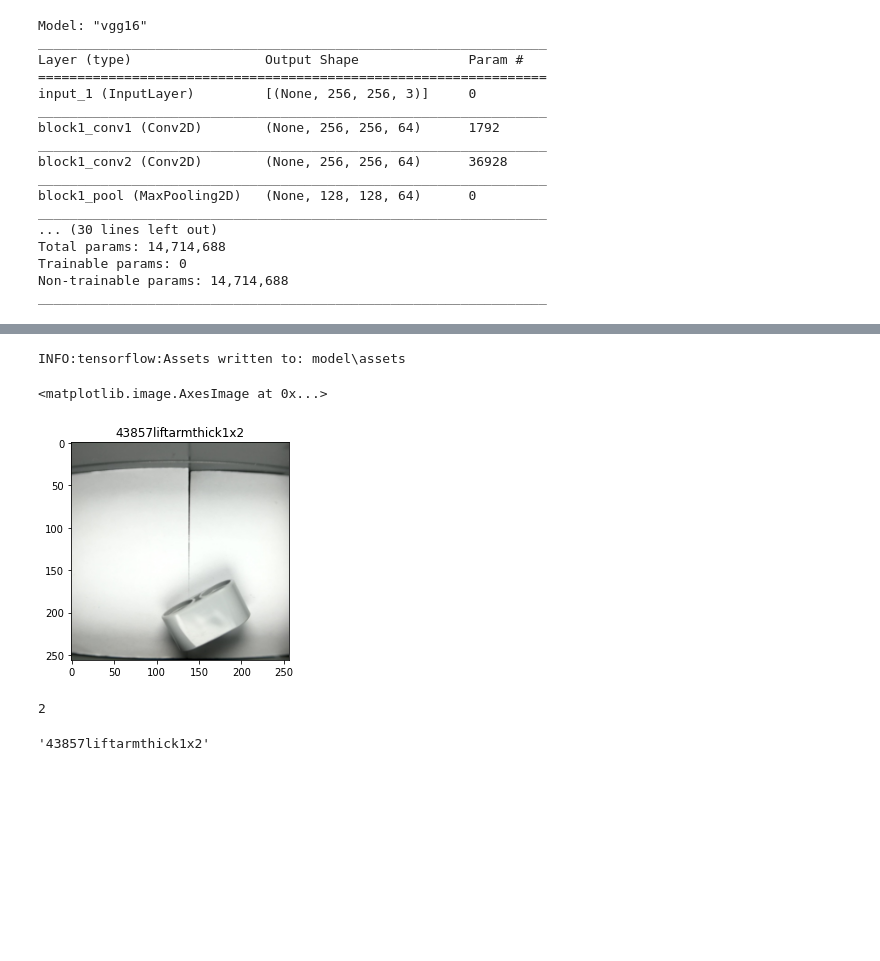
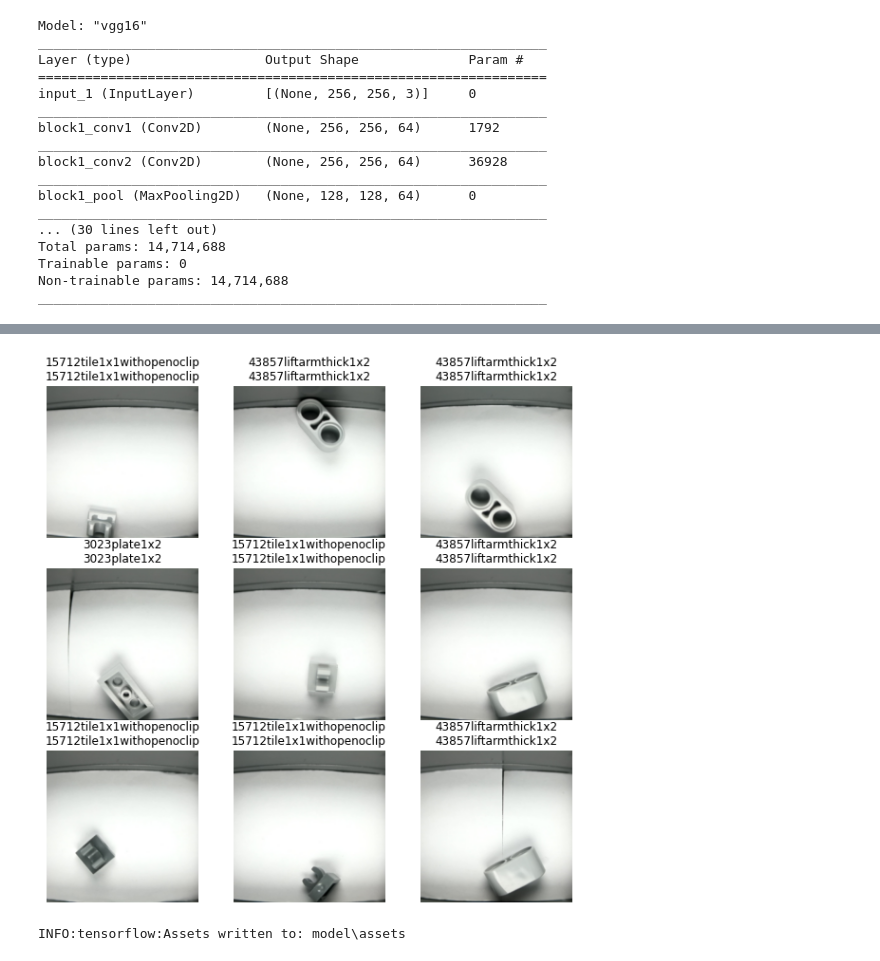
Before and after one commit to pbackx/lego-sorter-pi, a Jupyter notebook: analysis/Analysis.ipynb, the cells around one changed output, grey strips where cells are left out. Cells and saved outputs as stored; diff of their text form; code cells hidden in the pictures; blank space fills up the shorter version.

```diff
--- a/analysis/Analysis.ipynb
+++ b/analysis/Analysis.ipynb
@@ -175,0 +195,8 @@ Epoch 50/50
+# %%
+# fine tuning
+vgg16.trainable = False
+model.compile(optimizer=tf.keras.optimizers.Adam(1e-5),  # Very low learning rate
+              loss=tf.keras.losses.MeanSquaredError(),
+              metrics=['accuracy'])
+# %%
+model.fit(X_train, y_train, validation_data=(X_test, y_test), epochs=20, batch_size=200, verbose=1)
@@ -176,11 +222,19 @@ Epoch 50/50
+# %%
+plt.figure(figsize=(10, 10))
+i = 0
+for label, image in random.sample(labeled_data, 9):
+    ax = plt.subplot(3, 3, i + 1)
+    expected_label, example_image = random.sample(labeled_data, 1)[0]
+    prediction = model.predict(preprocess_input(np.array([example_image])))
+    np.argmax(prediction)
+    predicted_label = labels[np.argmax(prediction)]
+    plt.title(f'{expected_label}\n{predicted_label}')
+    plt.imshow(cv.cvtColor(example_image, cv.COLOR_BGR2RGB))
+    plt.axis("off")
+    i = i + 1
+# %% [output]
+[figure, added]
 # %%
 model.save('model')
 # %% [output]
 INFO:tensorflow:Assets written to: model\assets
-# %%
-expected_label, example_image = random.sample(labeled_data, 1)[0]
-plt.title(expected_label)
-plt.imshow(cv.cvtColor(example_image, cv.COLOR_BGR2RGB))
-# %% [output]
-<matplotlib.image.AxesImage at 0x...>
-[figure, removed]
@@ -189,8 +240,0 @@ prediction = model.predict(preprocess_input(np.array([example_image])))
-# %%
-np.argmax(prediction)
-# %% [output]
-2
-# %%
-labels[np.argmax(prediction)]
-# %% [output]
-'43857liftarmthick1x2'
```
Also changed, not shown: parts of 9 cells of this notebook, 1 other file.
